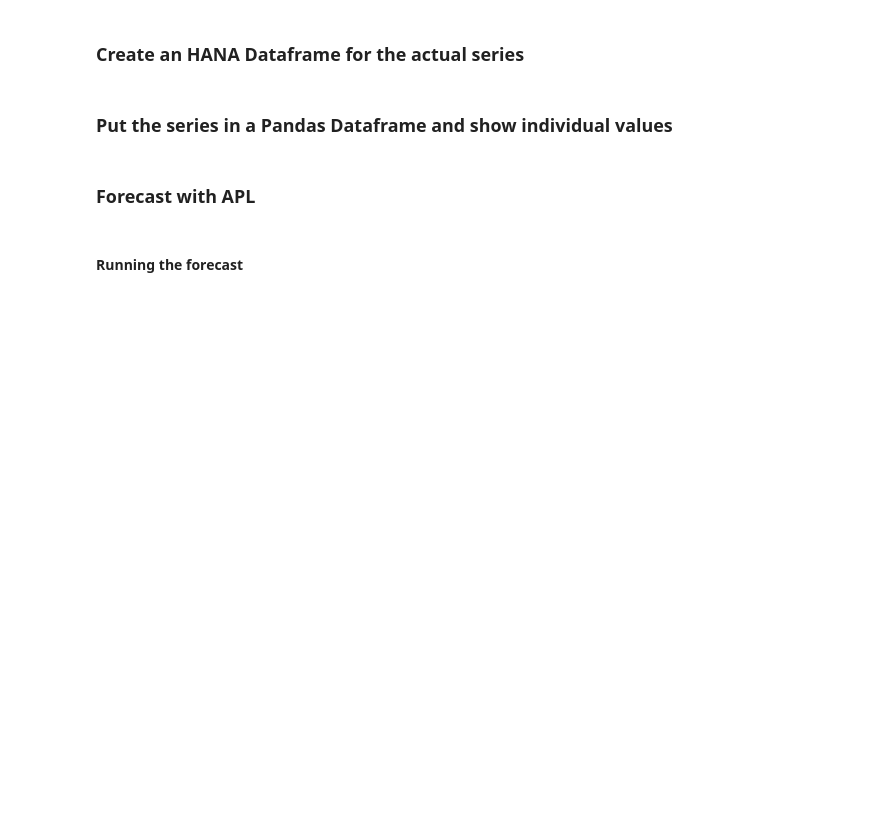
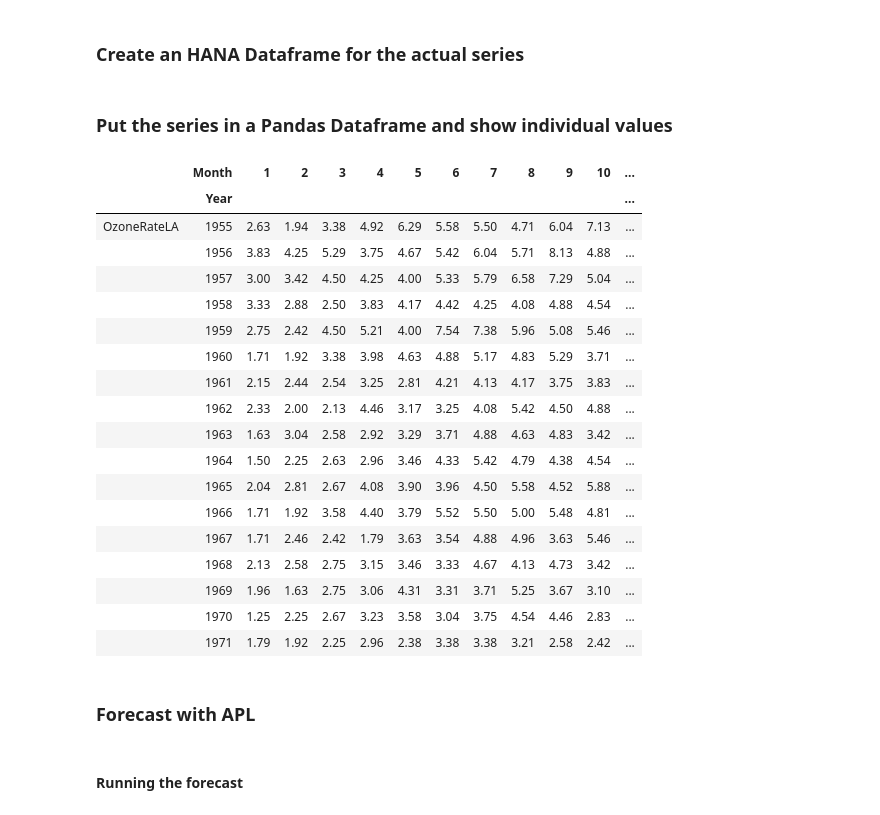
Before and after one commit to SAP-samples/hana-ml-samples, a Jupyter notebook: Python-API/apl/notebooks/HANA_ML_APL_TS_OZONE.ipynb, the cells around one changed output. Drawn from its saved outputs; the diff is of its cells as text; code cells hidden in the pictures; blank space fills up the shorter version.

```diff
--- a/Python-API/apl/notebooks/HANA_ML_APL_TS_OZONE.ipynb
+++ b/Python-API/apl/notebooks/HANA_ML_APL_TS_OZONE.ipynb
@@ -9,7 +9,7 @@
 # %%
 # Connect using the HANA secure user store
 from hana_ml import dataframe as hd
-conn = hd.ConnectionContext(userkey='MLDB07_KEY')
+conn = hd.ConnectionContext(userkey='MLMDA_KEY')
 # Get Series Data
 sql_cmd = 'SELECT * FROM "APL_SAMPLES"."OZONE_RATE_LA" ORDER BY "Date"'
 series_data = hd.DataFrame(conn, sql_cmd)
@@ -18,14 +18,35 @@ series_data = hd.DataFrame(conn, sql_cmd)
 # %%
 import pandas as pd
 import datetime as dt
 import numpy as np
-df = series_data.collect()
-df['Date'] = pd.to_datetime(df['Date'])
+actual_df = series_data.collect()
+actual_df['Date'] = pd.to_datetime(actual_df['Date'])
+df = actual_df.copy()
 df['OzoneRateLA'] = pd.to_numeric(df['OzoneRateLA'])
 df['Year'] = df['Date'].dt.year
 df['Month'] = df['Date'].dt.month
 del df['Date']
 pd.pivot_table(df, index='Month', columns=['Year']).T
+# %% [output]
+|  | Month | 1 | 2 | 3 | 4 | 5 | 6 | 7 | 8 | 9 | 10 | ... |
+|  | Year |  |  |  |  |  |  |  |  |  |  | ... |
+| OzoneRateLA | 1955 | 2.63 | 1.94 | 3.38 | 4.92 | 6.29 | 5.58 | 5.50 | 4.71 | 6.04 | 7.13 | ... |
+|  | 1956 | 3.83 | 4.25 | 5.29 | 3.75 | 4.67 | 5.42 | 6.04 | 5.71 | 8.13 | 4.88 | ... |
+|  | 1957 | 3.00 | 3.42 | 4.50 | 4.25 | 4.00 | 5.33 | 5.79 | 6.58 | 7.29 | 5.04 | ... |
+|  | 1958 | 3.33 | 2.88 | 2.50 | 3.83 | 4.17 | 4.42 | 4.25 | 4.08 | 4.88 | 4.54 | ... |
+|  | 1959 | 2.75 | 2.42 | 4.50 | 5.21 | 4.00 | 7.54 | 7.38 | 5.96 | 5.08 | 5.46 | ... |
+|  | 1960 | 1.71 | 1.92 | 3.38 | 3.98 | 4.63 | 4.88 | 5.17 | 4.83 | 5.29 | 3.71 | ... |
+|  | 1961 | 2.15 | 2.44 | 2.54 | 3.25 | 2.81 | 4.21 | 4.13 | 4.17 | 3.75 | 3.83 | ... |
+|  | 1962 | 2.33 | 2.00 | 2.13 | 4.46 | 3.17 | 3.25 | 4.08 | 5.42 | 4.50 | 4.88 | ... |
+|  | 1963 | 1.63 | 3.04 | 2.58 | 2.92 | 3.29 | 3.71 | 4.88 | 4.63 | 4.83 | 3.42 | ... |
+|  | 1964 | 1.50 | 2.25 | 2.63 | 2.96 | 3.46 | 4.33 | 5.42 | 4.79 | 4.38 | 4.54 | ... |
+|  | 1965 | 2.04 | 2.81 | 2.67 | 4.08 | 3.90 | 3.96 | 4.50 | 5.58 | 4.52 | 5.88 | ... |
+|  | 1966 | 1.71 | 1.92 | 3.58 | 4.40 | 3.79 | 5.52 | 5.50 | 5.00 | 5.48 | 4.81 | ... |
+|  | 1967 | 1.71 | 2.46 | 2.42 | 1.79 | 3.63 | 3.54 | 4.88 | 4.96 | 3.63 | 5.46 | ... |
+|  | 1968 | 2.13 | 2.58 | 2.75 | 3.15 | 3.46 | 3.33 | 4.67 | 4.13 | 4.73 | 3.42 | ... |
+|  | 1969 | 1.96 | 1.63 | 2.75 | 3.06 | 4.31 | 3.31 | 3.71 | 5.25 | 3.67 | 3.10 | ... |
+|  | 1970 | 1.25 | 2.25 | 2.67 | 3.23 | 3.58 | 3.04 | 3.75 | 4.54 | 4.46 | 2.83 | ... |
+|  | 1971 | 1.79 | 1.92 | 2.25 | 2.96 | 2.38 | 3.38 | 3.38 | 3.21 | 2.58 | 2.42 | ... |
 # %% [markdown]
 ### Forecast with APL
 # %% [markdown]
```
Also changed, not shown: parts of 9 cells of this notebook.
